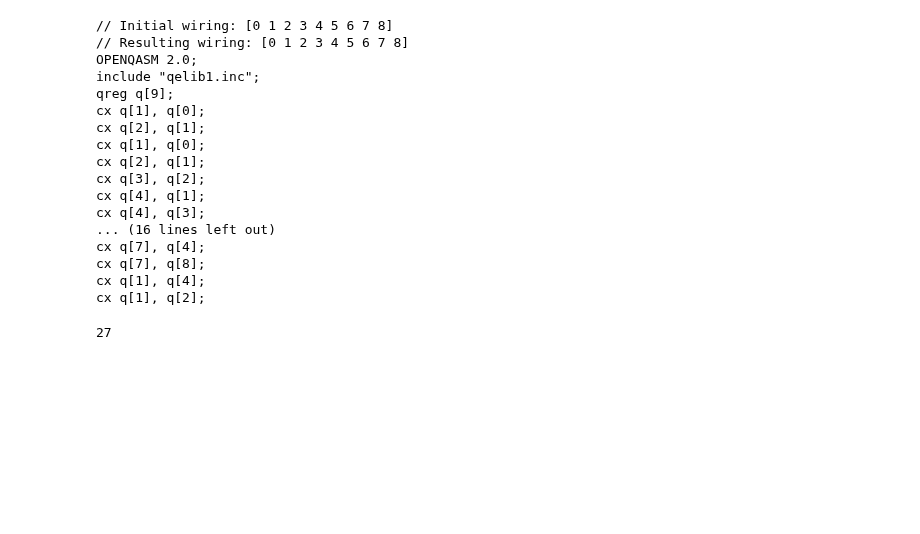
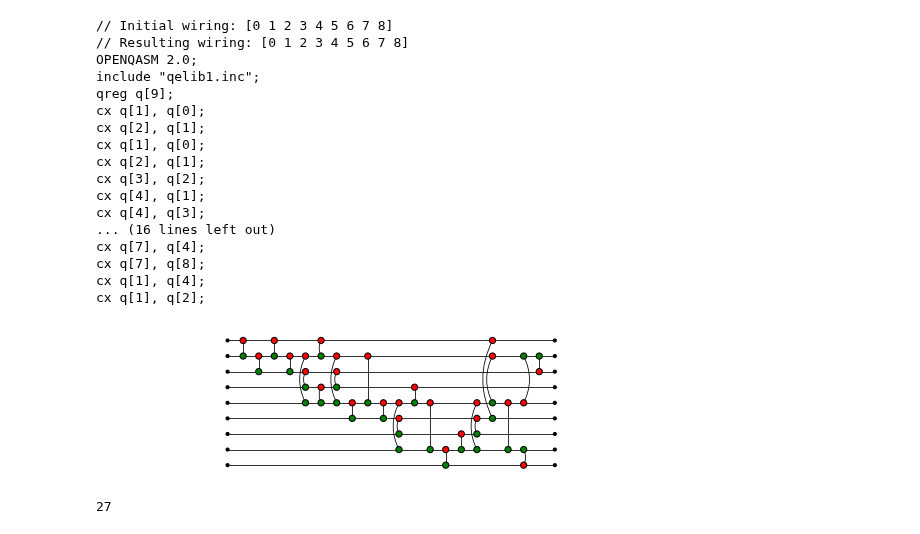
Before and after one commit to zxcalc/pyzx, a Jupyter notebook: scratchpads/Q-TURN SteinerGauss Poster.ipynb, the cells around one changed output. Saved outputs shown, nothing was run; the diff lists cells and outputs as text; code cells hidden in the pictures; blank space fills up the shorter version.

```diff
--- a/scratchpads/Q-TURN SteinerGauss Poster.ipynb
+++ b/scratchpads/Q-TURN SteinerGauss Poster.ipynb
@@ -284,6 +287,10 @@ cx q[7], q[4];
 cx q[7], q[8];
 cx q[1], q[4];
 cx q[1], q[2];
+# %%
+draw_matplotlib(result_circuit)
+# %% [output]
+[figure, added]
 # %%
 result_circuit.count_cnots()
 # %% [output]
```
Also changed, not shown: parts of 8 cells of this notebook.
